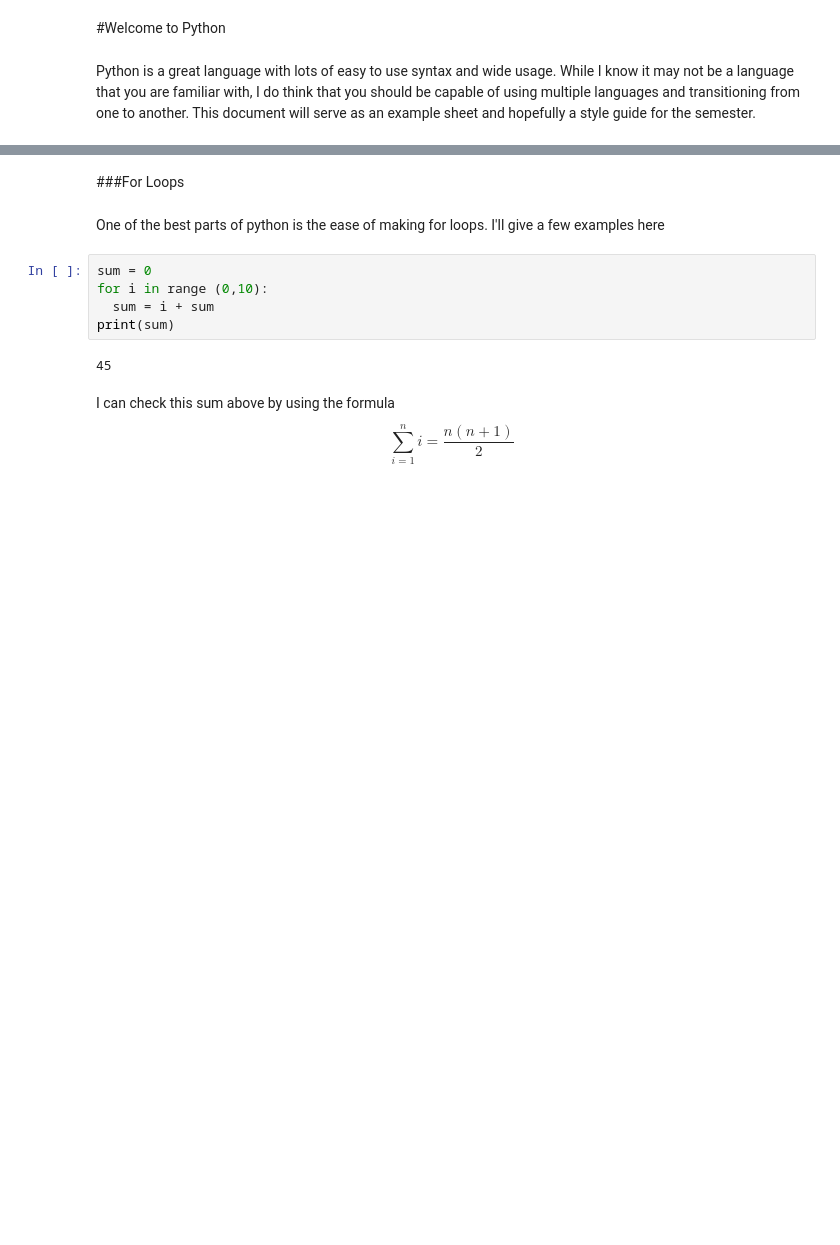
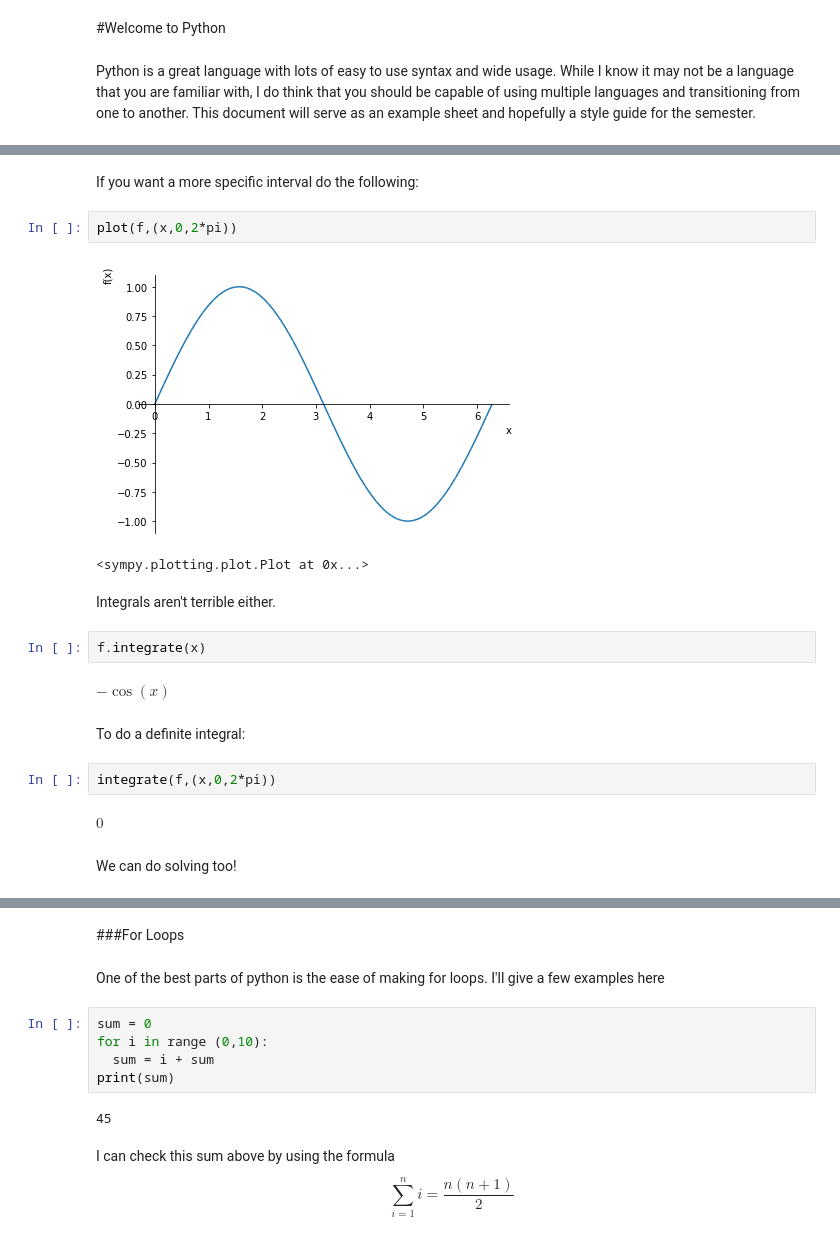
Before and after one commit to nurfnick/Calculus_2, a Jupyter notebook: Python/Getting_Started_in_Python.ipynb, the cells around one changed output, grey strips where cells are left out. Cells and saved outputs as stored; diff of their text form; blank space fills up the shorter version.

```diff
--- a/Python/Getting_Started_in_Python.ipynb
+++ b/Python/Getting_Started_in_Python.ipynb
@@ -6,0 +77,21 @@ Python is a great language with lots of easy to use syntax and wide usage.  Whil
+# %% [markdown]
+If you want a more specific interval do the following:
+# %%
+plot(f,(x,0,2*pi))
+# %% [output]
+[figure, added]
+<sympy.plotting.plot.Plot at 0x...>
+# %% [markdown]
+Integrals aren't terrible either.
+# %%
+f.integrate(x)
+# %% [output]
+$\displaystyle - \cos{\left(x \right)}$
+# %% [markdown]
+To do a definite integral:
+# %%
+integrate(f,(x,0,2*pi))
+# %% [output]
+$\displaystyle 0$
+# %% [markdown]
+We can do solving too!
```
Also changed, not shown: parts of 49 cells of this notebook.
